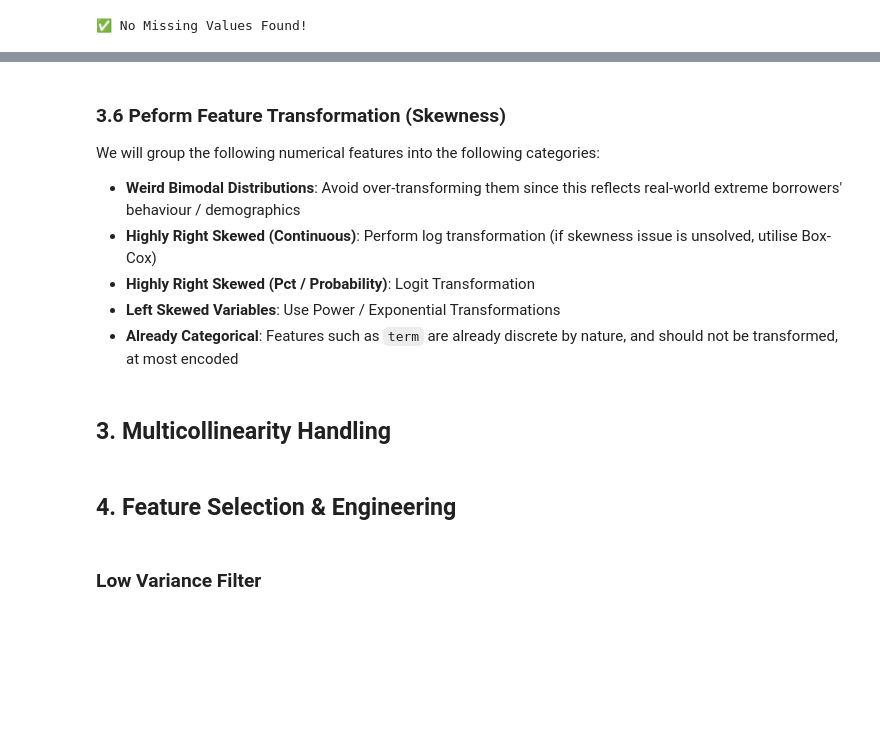
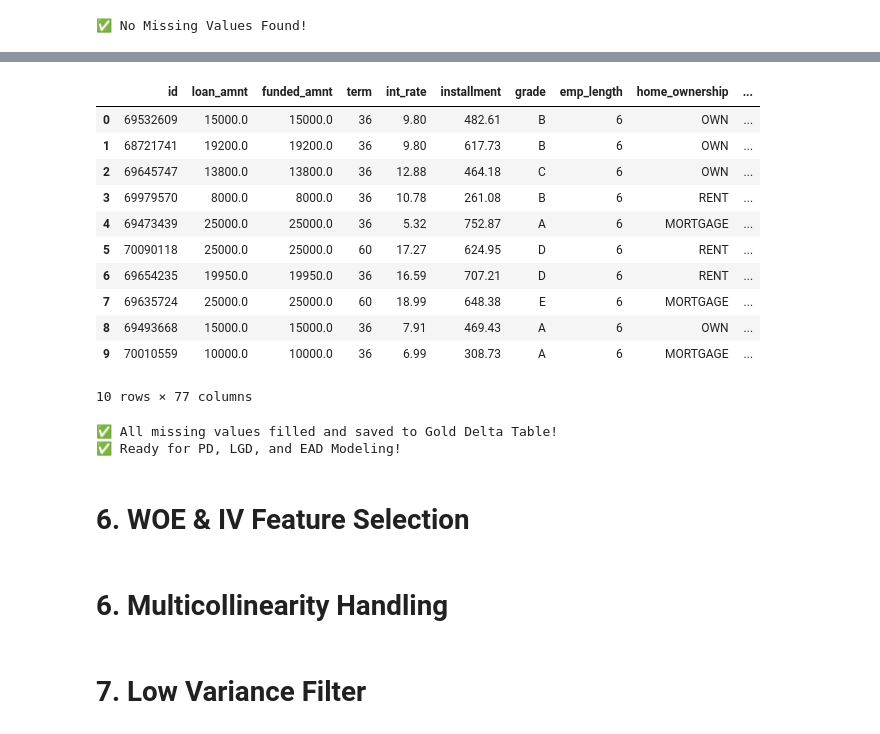
Before and after one commit to luuuneytunes12/Credit-Risk-Modeling-PySpark, a Jupyter notebook: notebooks/3. Data Preprocessing (Data Scientist).ipynb, the cells around one changed output, grey strips where cells are left out. Drawn from its saved outputs; the diff is of its cells as text; code cells hidden in the pictures; blank space fills up the shorter version.

Commit message:
Completed Feature Engineering (PD)

```diff
--- a/notebooks/3. Data Preprocessing (Data Scientist).ipynb
+++ b/notebooks/3. Data Preprocessing (Data Scientist).ipynb
@@ -519,8 +294,0 @@ df.limit(100).toPandas()
-# %% [markdown]
-### 3.6 Peform Feature Transformation (Skewness)
-We will group the following numerical features into the following categories:
-- **Weird Bimodal Distributions**: Avoid over-transforming them since this reflects real-world extreme borrowers' behaviour / demographics
-- **Highly Right Skewed (Continuous)**: Perform log transformation (if skewness issue is unsolved, utilise Box-Cox)
-- **Highly Right Skewed (Pct / Probability)**: Logit Transformation
-- **Left Skewed Variables**: Use Power / Exponential Transformations
-- **Already Categorical**: Features such as `term` are already discrete by nature, and should not be transformed, at most encoded
@@ -527,7 +299,32 @@ We will group the following numerical features into the following categories:
+# %%
+# Check if Gold Delta is accessible for subsequent model building
+gold_table = spark.read.format("delta")\
+    .load("../data/gold/medallion_cleaned_lc_data_b4_model")
+
+gold_table.limit(10).toPandas()
+# %% [output]
+|  | id | loan_amnt | funded_amnt | term | int_rate | installment | grade | emp_length | home_ownership | ... |
+| 0 | 69532609 | 15000.0 | 15000.0 | 36 | 9.80 | 482.61 | B | 6 | OWN | ... |
+| 1 | 68721741 | 19200.0 | 19200.0 | 36 | 9.80 | 617.73 | B | 6 | OWN | ... |
+| 2 | 69645747 | 13800.0 | 13800.0 | 36 | 12.88 | 464.18 | C | 6 | OWN | ... |
+| 3 | 69979570 | 8000.0 | 8000.0 | 36 | 10.78 | 261.08 | B | 6 | RENT | ... |
+| 4 | 69473439 | 25000.0 | 25000.0 | 36 | 5.32 | 752.87 | A | 6 | MORTGAGE | ... |
+| 5 | 70090118 | 25000.0 | 25000.0 | 60 | 17.27 | 624.95 | D | 6 | RENT | ... |
+| 6 | 69654235 | 19950.0 | 19950.0 | 36 | 16.59 | 707.21 | D | 6 | RENT | ... |
+| 7 | 69635724 | 25000.0 | 25000.0 | 60 | 18.99 | 648.38 | E | 6 | MORTGAGE | ... |
+| 8 | 69493668 | 15000.0 | 15000.0 | 36 | 7.91 | 469.43 | A | 6 | OWN | ... |
+| 9 | 70010559 | 10000.0 | 10000.0 | 36 | 6.99 | 308.73 | A | 6 | MORTGAGE | ... |
+10 rows × 77 columns
+# %%
+print("✅ All missing values filled and saved to Gold Delta Table!")
+print("✅ Ready for PD, LGD, and EAD Modeling!")
+# %% [output]
+✅ All missing values filled and saved to Gold Delta Table!
+✅ Ready for PD, LGD, and EAD Modeling!
+# %% [markdown]
+# 6. WOE & IV Feature Selection
 # %% [markdown]
-## 3. Multicollinearity Handling
+# 6. Multicollinearity Handling
-# %% [markdown]
-## 4. Feature Selection & Engineering
 # %% [markdown]
-### Low Variance Filter
+# 7. Low Variance Filter
 # %% [markdown]
```
Also changed, not shown: parts of 22 cells of this notebook, 5 other files.
